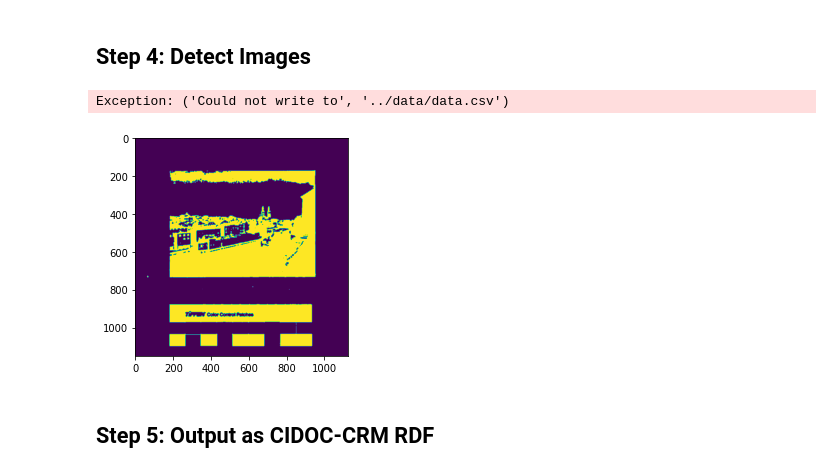
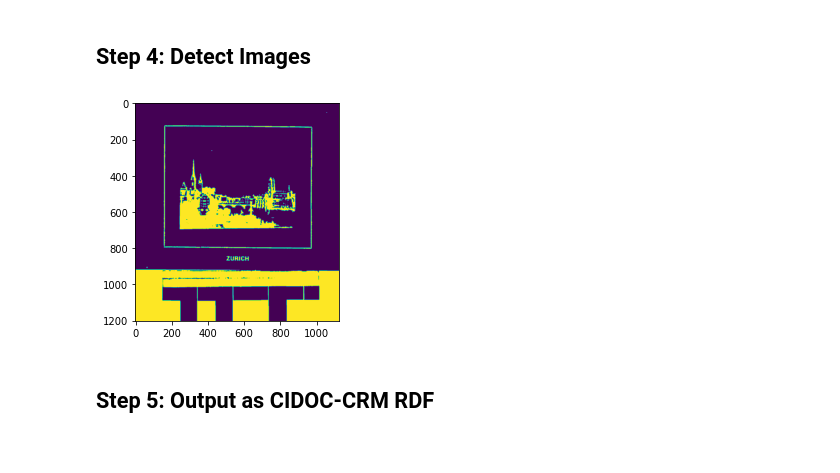
Before and after one commit to swiss-art-research-net/bso-image-segmentation, a Jupyter notebook: notebooks/pipeline-opencv.ipynb, the cells around one changed output. Drawn from its saved outputs; the diff is of its cells as text; code cells hidden in the pictures.

Commit message:
take second largest region

```diff
--- a/notebooks/pipeline-opencv.ipynb
+++ b/notebooks/pipeline-opencv.ipynb
@@ -159,24 +159,6 @@ try:
     Path(config['imageDirectory']).mkdir(parents=True, exist_ok=True)
 except:
     raise Exception("Could not add/access folder", config['imageDirectory'])
-# %%
-maxRetries = 5
-for row in tqdm(data):
-    filename = path.join(config['imageDirectory'], row['id'] + '.jpg')
-    if not path.exists(filename):
-        url = row['image'] + '/full/1024,/0/default.jpg'
-        r = requests.get(url, allow_redirects = True)
-        retries = 1
-        while not 'image' in r.headers['Content-Type'] and retries <= maxRetries:
-            # Try again if no image comes back
-            time.sleep(1)
-            r = requests.get(url, allow_redirects = True)
-            retries += 1
-        if retries >= maxRetries:
-            print("Could not download", row['id'])
-        else:
-            with open(filename, 'wb') as f:
-                f.write(r.content)
 # %% [markdown]
 ## Step 4: Detect Images
 # %%
@@ -193,7 +175,7 @@ from IPython.display import display
 # %%
 extension = 50
 
-for row in tqdm(data):
+for row in tqdm(data[:100]):
     if not row['documentCoordinates'] or len(row['documentCoordinates']) == 0:
         filename = path.join(config['imageDirectory'], row['id'] + '.jpg')
         # Load image
@@ -202,42 +184,47 @@ for row in tqdm(data):
         # Extend image border
         extendedImage = cv2.copyMakeBorder(image,extension,extension,extension,extension,cv2.BORDER_REPLICATE)
 
         # Convert to grayscale and blur
         gray = cv2.cvtColor(extendedImage.copy(), cv2.COLOR_RGB2GRAY)
         gray = cv2.blur(gray, (5, 5))
 
         # Binarise
         ret, thresh = cv2.threshold(gray,0,255,cv2.THRESH_BINARY_INV+cv2.THRESH_OTSU)
-        plt.imshow(Image.fromarray(thresh))
 
         # Detect contours
         contours, hierarchy = cv2.findContours(thresh, cv2.RETR_EXTERNAL, cv2.CHAIN_APPROX_SIMPLE)
         img_contours = np.zeros(extendedImage.shape)
         cv2.drawContours(img_contours, contours, -1, (0,255,0), 3)
 
-        # Identify biggest contour
+        # We want to use the biggest contour detected.
+        # However, in some cases this might be the colour bar,
+        # so we check for the two largest contours and take the one
+        # where the image ratio is close to square. The colour bar
+        # has an image ratio (w/h or h/w) of about 3
         areas = [cv2.contourArea(c) for c in contours]
-        max_index = np.argmax(areas)
-        cnt=contours[max_index]
-        x,y,w,h = cv2.boundingRect(cnt)
-        img = np.zeros(extendedImage.shape)
-        cv2.rectangle(img,(x,y),(x+w,y+h),(0,255,0),2)
+        indicesOfTwoLargestContours = [areas.index(x) for x in sorted(areas, reverse=True)[:2]]
+        ratios = []
+        for i in indicesOfTwoLargestContours:
+            x,y,w,h = cv2.boundingRect(contours[i])
+            ratios.append(max(w,h)/min(w,h))
+        minRatioIndex = np.argmin(ratios)
+
+        x,y,w,h = cv2.boundingRect(contours[indicesOfTwoLargestContours[minRatioIndex]])
 
         # Remove frame
         x = x - extension if x > extension else 0
         y = y - extension if y > extension else 0
 
         # Upscale to original size
         row['documentCoordinates'] = "%d,%d,%d,%d" % (int( x / 1024 * int(row['width'])),
                                                       int( y / 1024 * int(row['height'])),
                                                       int( w / 1024 * int(row['width'])),
                                                       int( h / 1024 * int(row['height'])))
 
         # Store coordinates in data after every prediction
         writeData(data)
 # %% [output]
-Exception: ('Could not write to', '../data/data.csv')
-[figure, old version]
+[figure, new version]
 # %% [markdown]
 ## Step 5: Output as CIDOC-CRM RDF
 # %% [markdown]
```
Also changed, not shown: parts of 1 cell of this notebook.
